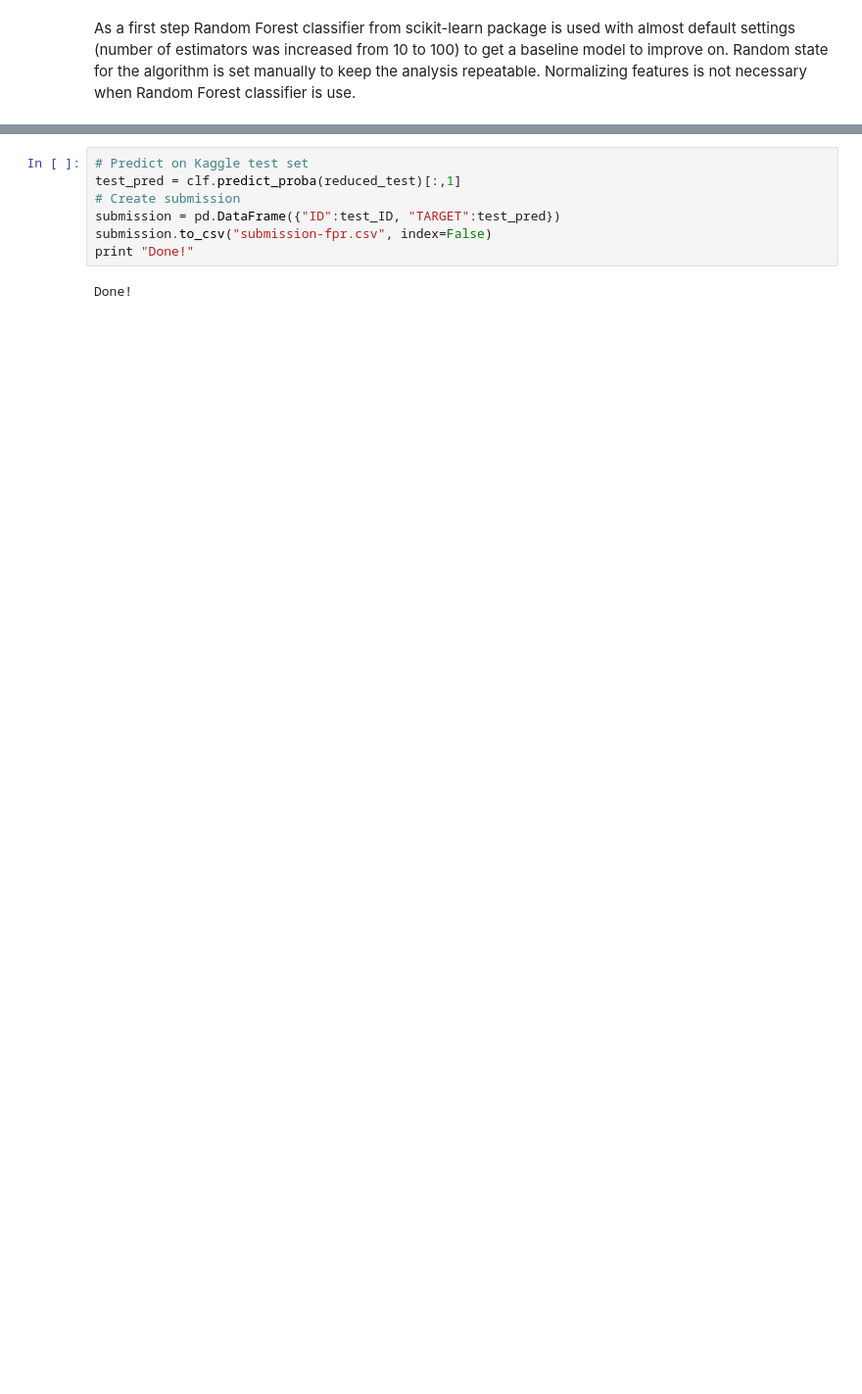
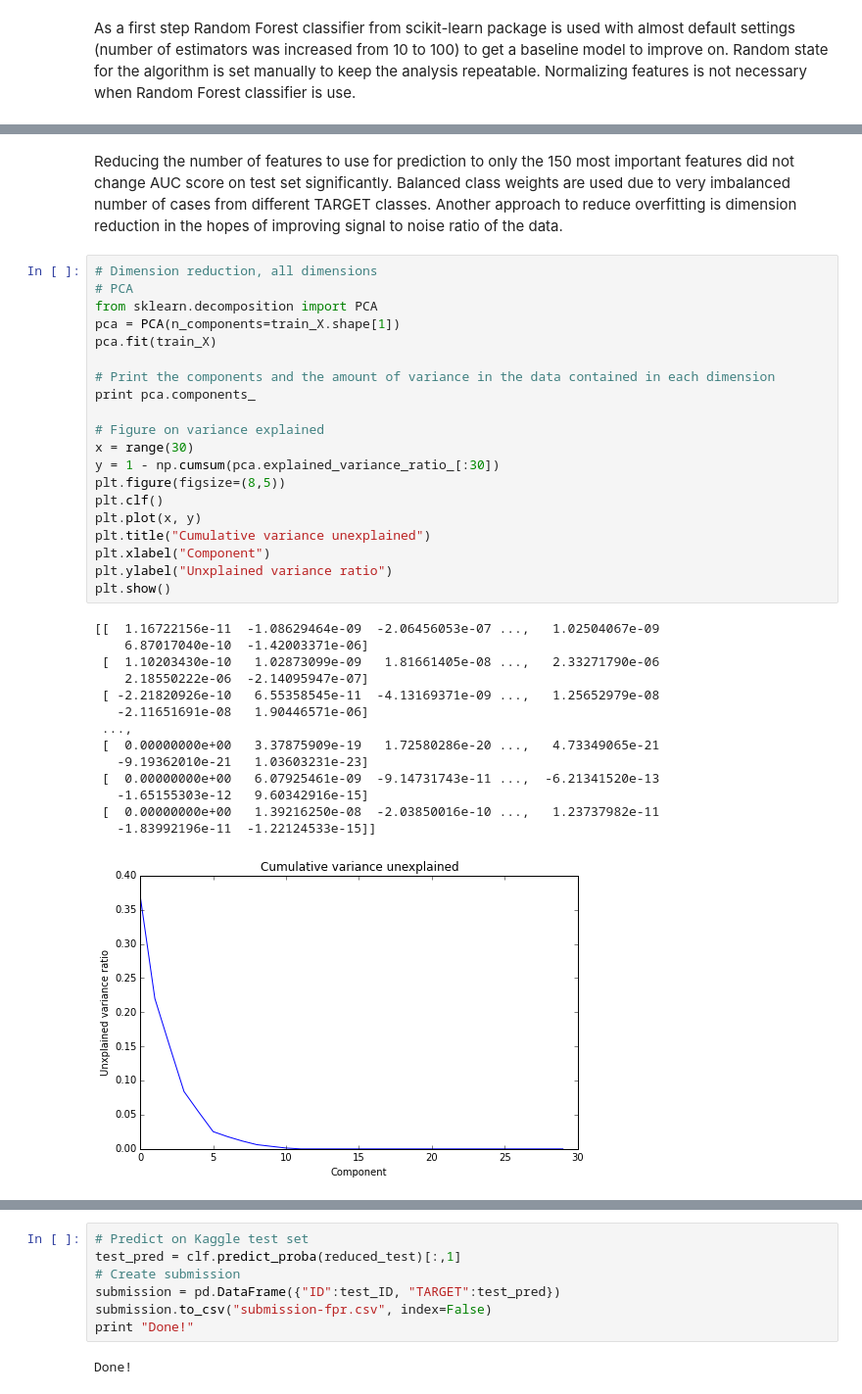
Before and after one commit to jsalminen/Santander, a Jupyter notebook: Santander MLEN.ipynb, the cells around one changed output, grey strips where cells are left out. Shown at 98% size. Saved outputs shown, nothing was run; the diff lists cells and outputs as text; blank space fills up the shorter version.

```diff
--- a/Santander MLEN.ipynb
+++ b/Santander MLEN.ipynb
@@ -591,0 +443,37 @@ Finally, the optimal Random Forest classifier trained on full dataset is used fo
+# %% [markdown]
+Reducing the number of features to use for prediction to only the 150 most important features did not change AUC score on test set significantly. Balanced class weights are used due to very imbalanced number of cases from different TARGET classes. Another approach to reduce overfitting is dimension reduction in the hopes of improving signal to noise ratio of the data.
+# %%
+# Dimension reduction, all dimensions
+# PCA
+from sklearn.decomposition import PCA
+pca = PCA(n_components=train_X.shape[1])
+pca.fit(train_X)
+
+# Print the components and the amount of variance in the data contained in each dimension
+print pca.components_
+
+# Figure on variance explained
+x = range(30)
+y = 1 - np.cumsum(pca.explained_variance_ratio_[:30])
+plt.figure(figsize=(8,5))
+plt.clf()
+plt.plot(x, y)
+plt.title("Cumulative variance unexplained")
+plt.xlabel("Component")
+plt.ylabel("Unxplained variance ratio")
+plt.show()
+# %% [output]
+[[  1.16722156e-11  -1.08629464e-09  -2.06456053e-07 ...,   1.02504067e-09
+    6.87017040e-10  -1.42003371e-06]
+ [  1.10203430e-10   1.02873099e-09   1.81661405e-08 ...,   2.33271790e-06
+    2.18550222e-06  -2.14095947e-07]
+ [ -2.21820926e-10   6.55358545e-11  -4.13169371e-09 ...,   1.25652979e-08
+   -2.11651691e-08   1.90446571e-06]
+ ...,
+ [  0.00000000e+00   3.37875909e-19   1.72580286e-20 ...,   4.73349065e-21
+   -9.19362010e-21   1.03603231e-23]
+ [  0.00000000e+00   6.07925461e-09  -9.14731743e-11 ...,  -6.21341520e-13
+   -1.65155303e-12   9.60342916e-15]
+ [  0.00000000e+00   1.39216250e-08  -2.03850016e-10 ...,   1.23737982e-11
+   -1.83992196e-11  -1.22124533e-15]]
+[figure, added]
```
Also changed, not shown: parts of 50 cells of this notebook.
